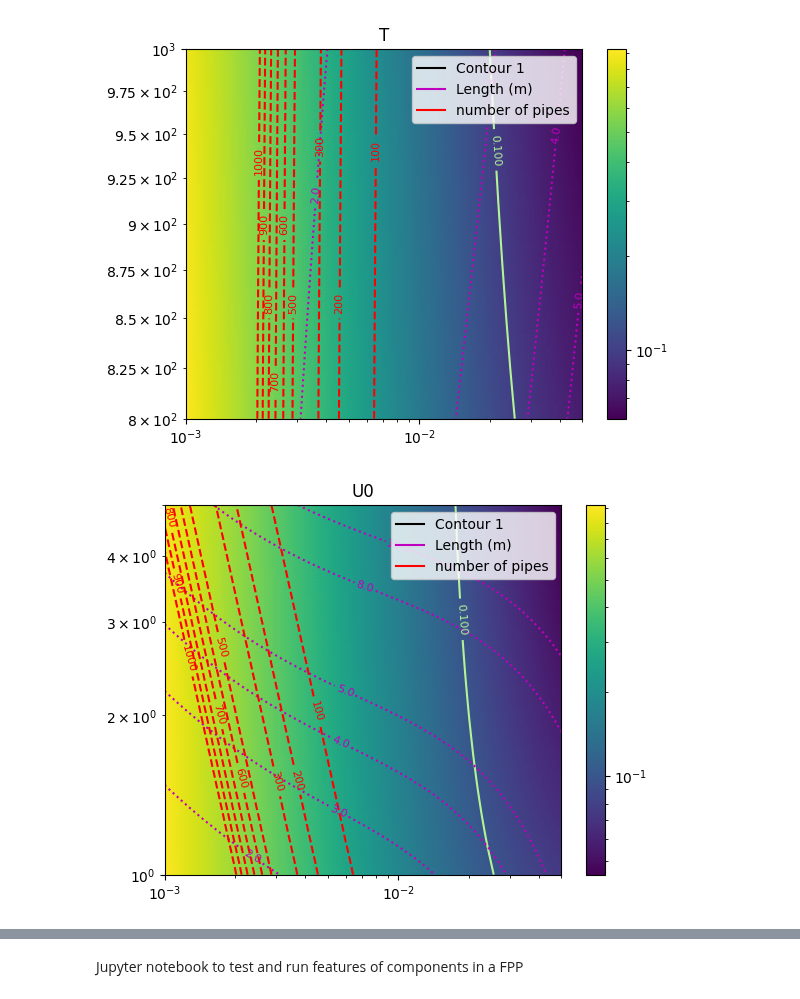
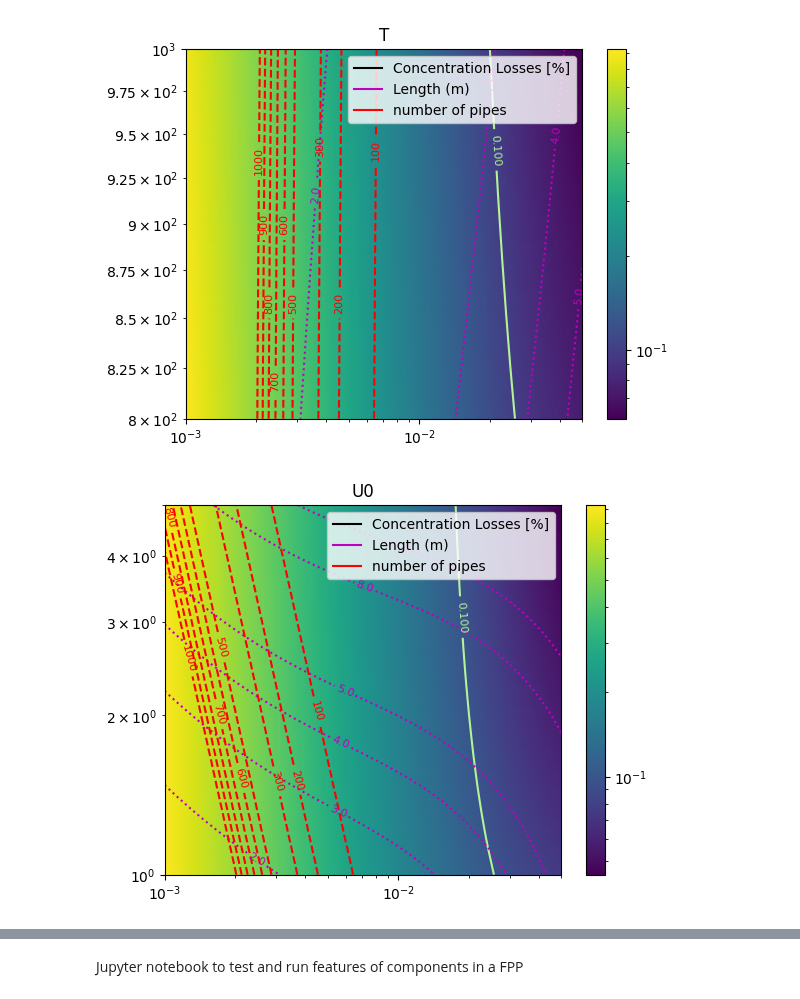
Before and after one commit to gabriele-ferrero/TRIOMA, a Jupyter notebook: plantDoubleParametric.ipynb, the cells around one changed output, grey strips where cells are left out. Saved outputs shown, nothing was run; the diff lists cells and outputs as text; code cells hidden in the pictures.

```diff
--- a/plantDoubleParametric.ipynb
+++ b/plantDoubleParametric.ipynb
@@ -105,33 +105,33 @@ for j,vec in enumerate(v_vec):
                 eff_v_vec=np.append(eff_v_vec, eff_v)
         plt.figure(j)
         plt.title(str_v_vec[j])
 
         x = np.logspace(np.log10(min(d_hyd_v_res[:])), np.log10(max(d_hyd_v_res[:])), num=100)
         y = np.logspace(np.log10(min(var_vec[:])), np.log10(max(var_vec[:])), num=100)
         X, Y = np.meshgrid(x, y)
         plt.yscale('log')
         plt.xscale('log')
         Z = griddata((d_hyd_v_res, var_vec), (1-res_vec)*100, (X, Y), method='cubic')
         #plt.contour(X, Y, Z, levels=[0.95,0.99,0.9999], colors=['k','r','b'])
         contour1=plt.contour(X, Y, Z, levels=[1E-4,1E-3,1E-2,1E-1,1,10],norm=LogNorm(), cmap='rainbow')
         plt.clabel(contour1, inline=True, fontsize=8)
         scatter=plt.scatter(X,Y, c=Z ,norm=colors.LogNorm()) #,norm=colors.LogNorm()
         ZL=griddata((d_hyd_v_res, var_vec), L_vec, (X, Y), method='cubic')
         Zn_pipes=griddata((d_hyd_v_res, var_vec), n_pipes_v, (X, Y), method='cubic')
         contour2=plt.contour(X, Y, ZL, levels=[0.5,1,2,3,4,5,8,10,25,],colors=['m'],linestyles='dotted')
         plt.clabel(contour2, inline=True, fontsize=8)
         contour3=plt.contour(X, Y, Zn_pipes, levels=[100,200,300,500,600,700,800,900,1000],colors=['r'],linestyles='dashed')
         plt.clabel(contour3, inline=True, fontsize=8)
         #plt.colorbar(contour1)  # Show color scale for contour1
         plt.colorbar(scatter)  # Show color scale for scatter
-        line1 = mlines.Line2D([], [], color='k', markersize=15, label='Concentration Losses')
+        line1 = mlines.Line2D([], [], color='k', markersize=15, label='Concentration Losses [%]')
         line2 = mlines.Line2D([], [], color='m', markersize=15, label='Length (m)')
         line3 = mlines.Line2D([], [], color='r', markersize=15, label='number of pipes')
         plt.legend(handles=[ line1,line2, line3], loc='upper right')
 
         # plt.colorbar(contour2)  # Show color scale for contour2
         # plt.colorbar(contour3) # Show color scale
         plt.show()
 # %% [output]
-[figure, old version]
+[figure, new version]
-[figure, old version]
+[figure, new version]
```
Also changed, not shown: parts of 1 cell of this notebook, 4 other files.
